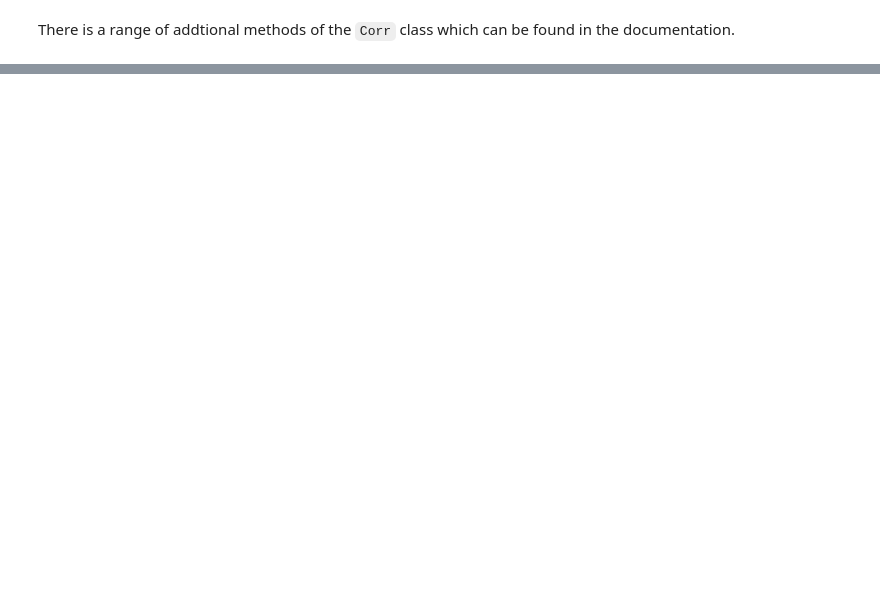
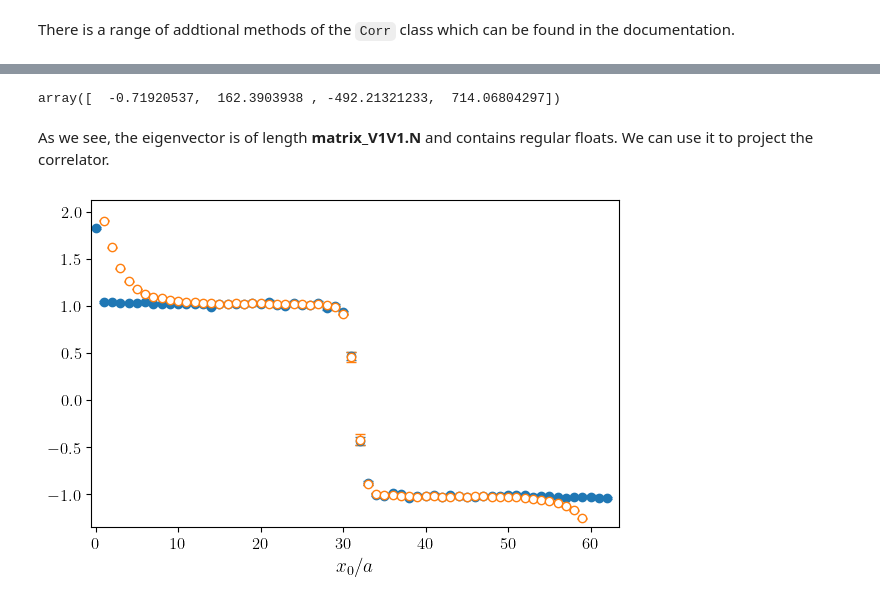
Before and after one commit to fjosw/pyerrors, a Jupyter notebook: examples/02_correlators.ipynb, the cells around one changed output, grey strips where cells are left out. Cells and saved outputs as stored; diff of their text form; code cells hidden in the pictures; blank space fills up the shorter version.

Commit message:
An update to the documentation for the correlator class.

```diff
--- a/examples/02_correlators.ipynb
+++ b/examples/02_correlators.ipynb
@@ -98,0 +173,4 @@ There is a range of addtional methods of the `Corr` class which can be found in
+# %%
+matrix_V1V1= pe.input.json.load_json("./data/matrix_correlator_V1V1")
+
+print(matrix_V1V1.content[0])
@@ -98,0 +201,3 @@ There is a range of addtional methods of the `Corr` class which can be found in
+# %%
+single_smearing=matrix_V1V1.smearing(0,0)
+single_smearing
@@ -98,0 +234,13 @@ There is a range of addtional methods of the `Corr` class which can be found in
+# %%
+vec=matrix_V1V1.GEVP(t0=3,ts=6,state=0)
+assert len(vec)==matrix_V1V1.N
+vec
+# %% [output]
+array([  -0.71920537,  162.3903938 , -492.21321233,  714.06804297])
+# %% [markdown]
+As we see, the eigenvector is of length **matrix_V1V1.N** and contains regular floats.
+We can use it to project the correlator.
+# %%
+matrix_V1V1.projected(vec).m_eff().show(comp=single_smearing.m_eff())
+# %% [output]
+[figure, added]
```
Also changed, not shown: parts of 19 cells of this notebook, 4 other files.
